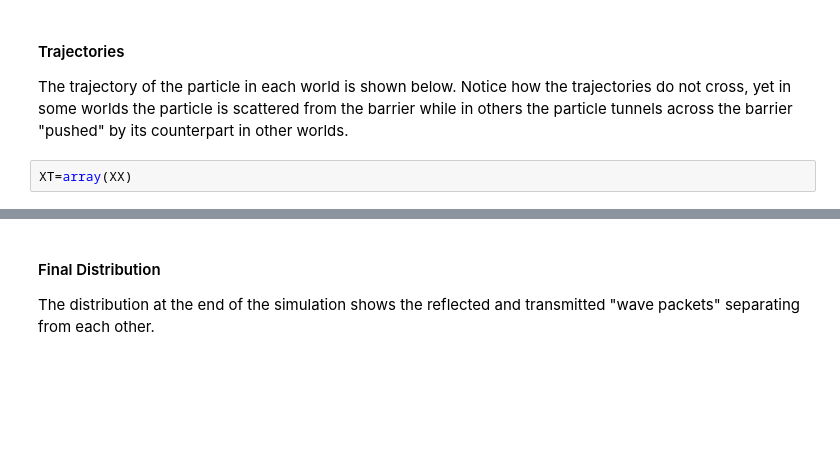
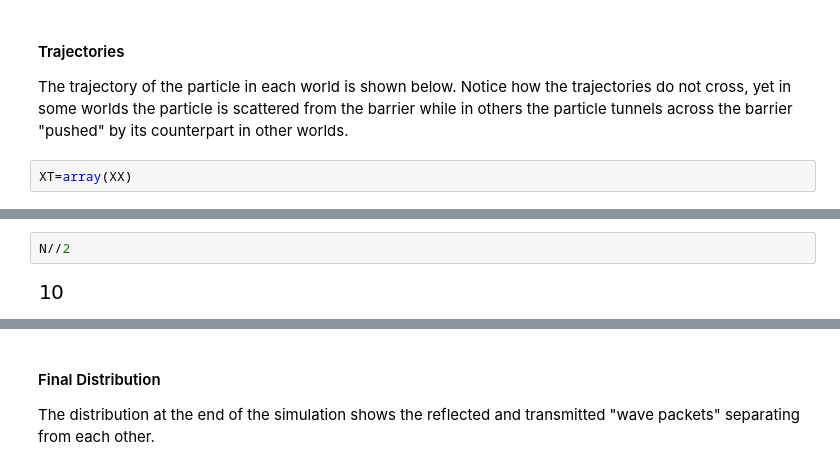
Before and after one commit to billpage/worksheets, a Jupyter notebook: miw/Hall4d-sympy-1.ipynb, the cells around one changed output, grey strips where cells are left out. Drawn from its saved outputs; the diff is of its cells as text; blank space fills up the shorter version.

```diff
--- a/miw/Hall4d-sympy-1.ipynb
+++ b/miw/Hall4d-sympy-1.ipynb
@@ -603,0 +653,4 @@ show()
+# %%
+N//2
+# %% [output]
+[figure, added]
```
Also changed, not shown: parts of 37 cells of this notebook, 1 other file.
